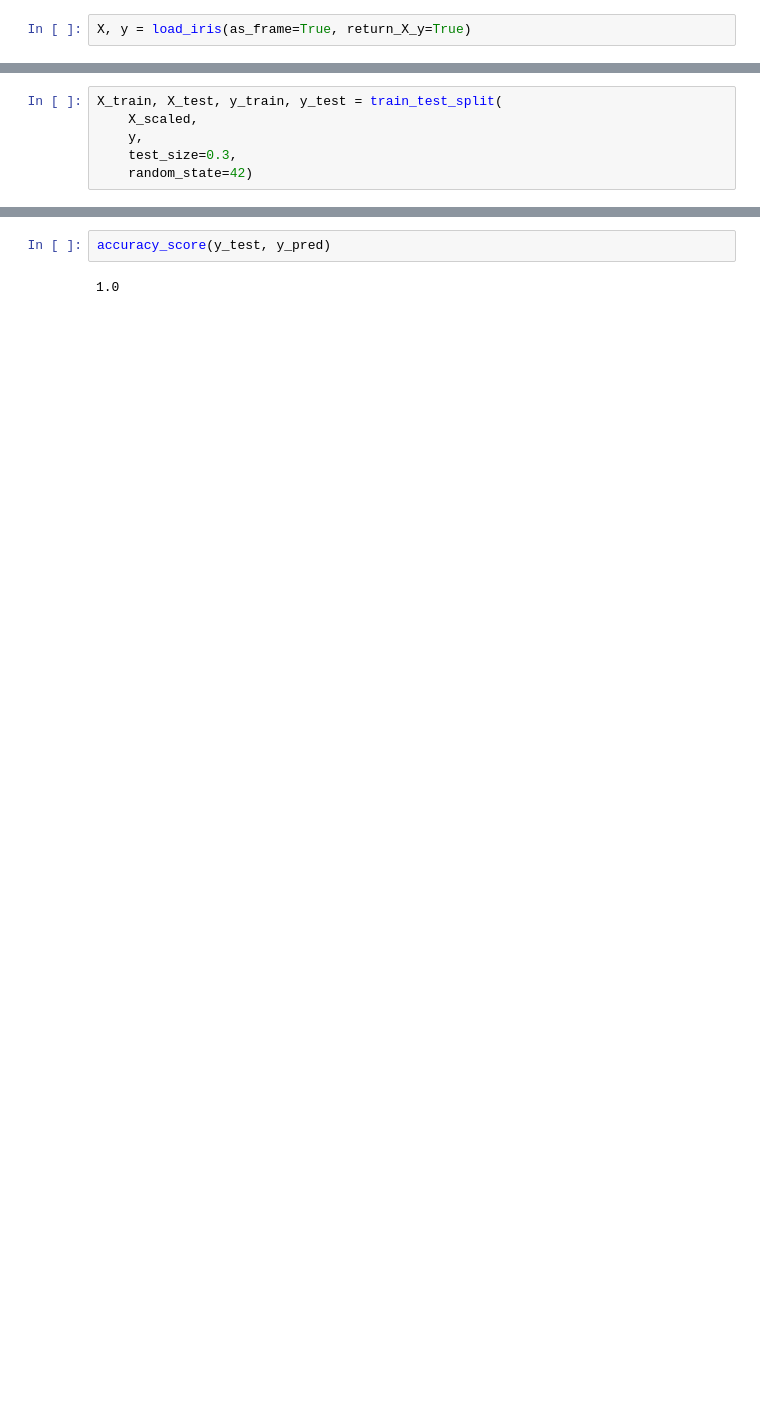
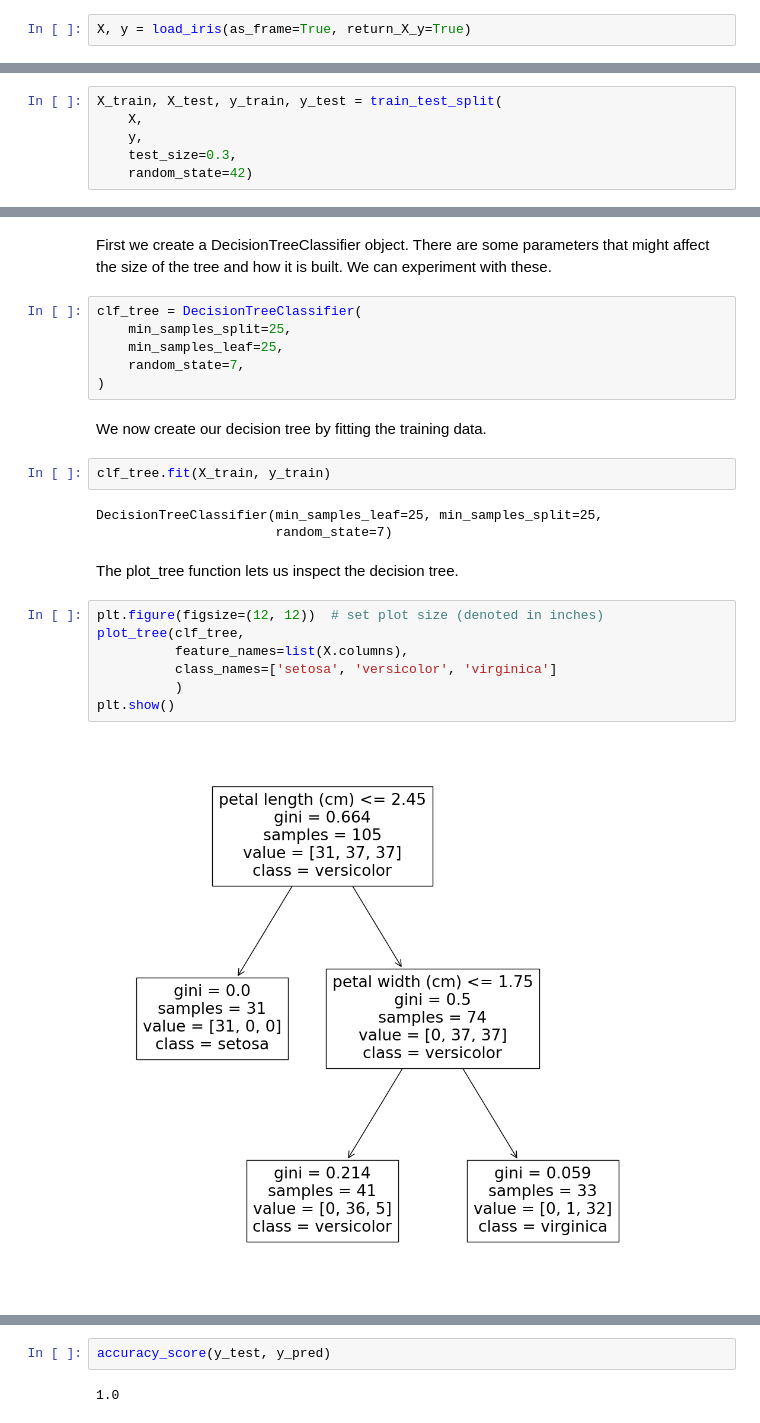
Before and after one commit to JohnMcKechnieGC/supervised-and-unsupervised-ml, a Jupyter notebook: classifying-irises.ipynb, the cells around one changed output, grey strips where cells are left out. Cells and saved outputs as stored; diff of their text form; blank space fills up the shorter version.

```diff
--- a/classifying-irises.ipynb
+++ b/classifying-irises.ipynb
@@ -35,6 +17,6 @@ from sklearn.model_selection import train_test_split
 # %%
 X_train, X_test, y_train, y_test = train_test_split(
-    X_scaled,
+    X,
     y,
     test_size=0.3,
     random_state=42)
@@ -50,0 +26,26 @@ clf = clf.fit(X_train, y_train)
+# %% [markdown]
+First we create a DecisionTreeClassifier object. There are some parameters that might affect the size of the tree and how it is built. We can experiment with these.
+# %%
+clf_tree = DecisionTreeClassifier(
+    min_samples_split=25,
+    min_samples_leaf=25,
+    random_state=7,
+)
+# %% [markdown]
+We now create our decision tree by fitting the training data.
+# %%
+clf_tree.fit(X_train, y_train)
+# %% [output]
+DecisionTreeClassifier(min_samples_leaf=25, min_samples_split=25,
+                       random_state=7)
+# %% [markdown]
+The plot_tree function lets us inspect the decision tree.
+# %%
+plt.figure(figsize=(12, 12))  # set plot size (denoted in inches)
+plot_tree(clf_tree,
+          feature_names=list(X.columns),
+          class_names=['setosa', 'versicolor', 'virginica']
+          )
+plt.show()
+# %% [output]
+[figure, added]
```
Also changed, not shown: parts of 41 cells of this notebook.
